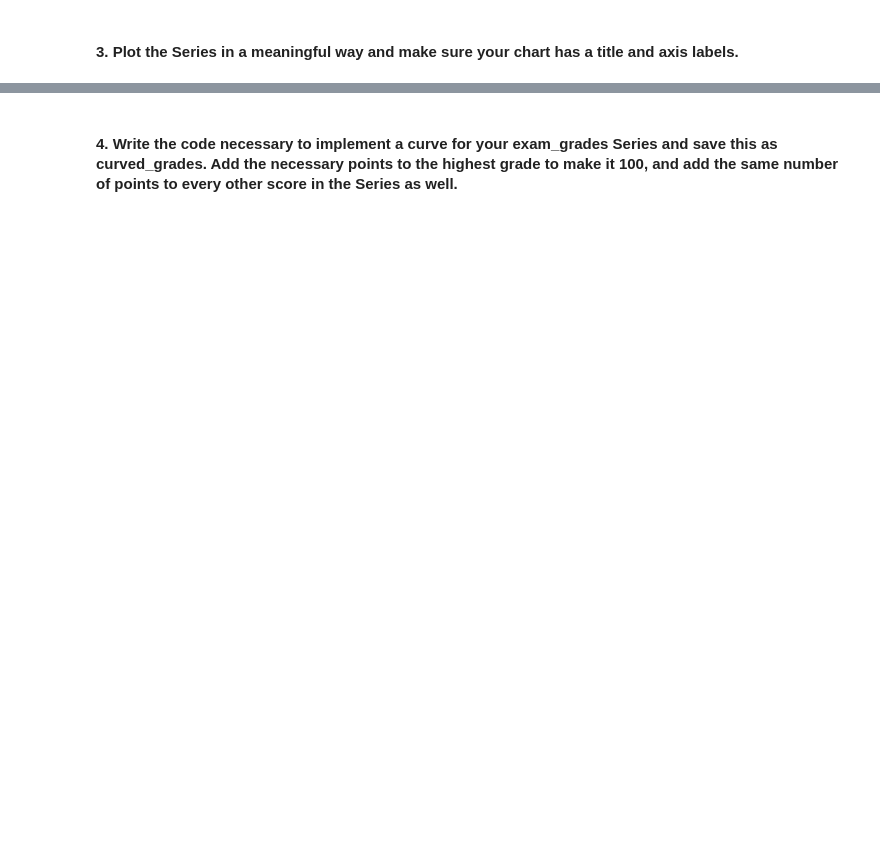
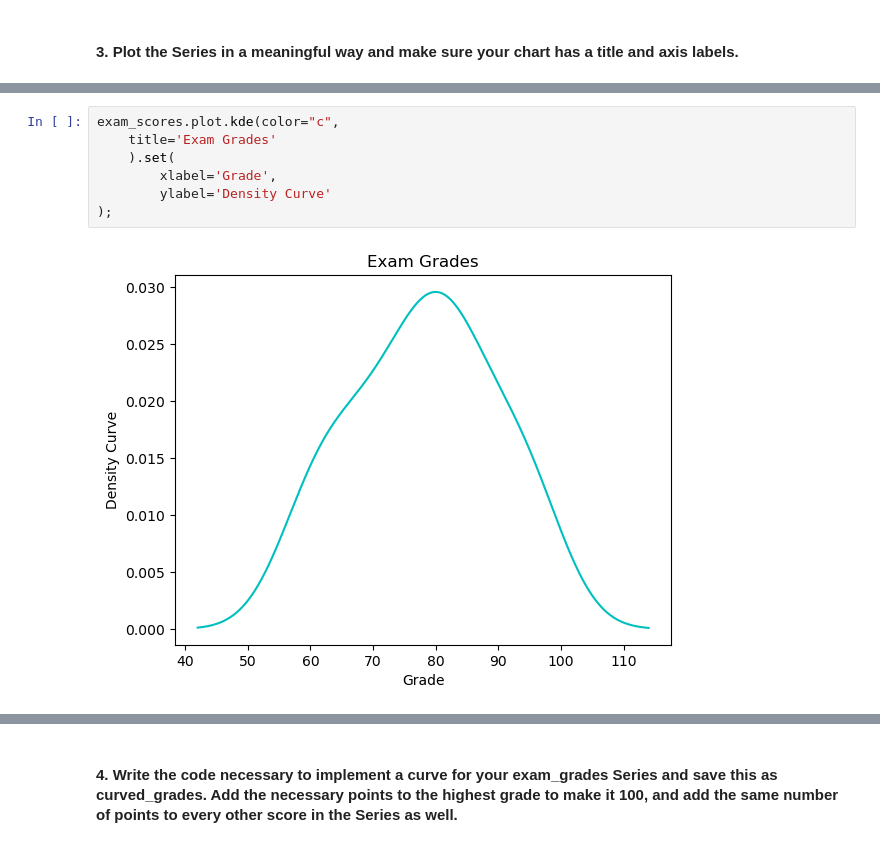
Before and after one commit to Segura-Jorge/ds-libraries-exercises, a Jupyter notebook: pandas_series.ipynb, the cells around one changed output, grey strips where cells are left out. Drawn from its saved outputs; the diff is of its cells as text; blank space fills up the shorter version.

```diff
--- a/pandas_series.ipynb
+++ b/pandas_series.ipynb
@@ -532,0 +653,9 @@ Length: 200, dtype: object
+# %%
+exam_scores.plot.kde(color="c",
+    title='Exam Grades'
+    ).set(
+        xlabel='Grade',
+        ylabel='Density Curve'
+);
+# %% [output]
+[figure, added]
```
Also changed, not shown: parts of 25 cells of this notebook.
